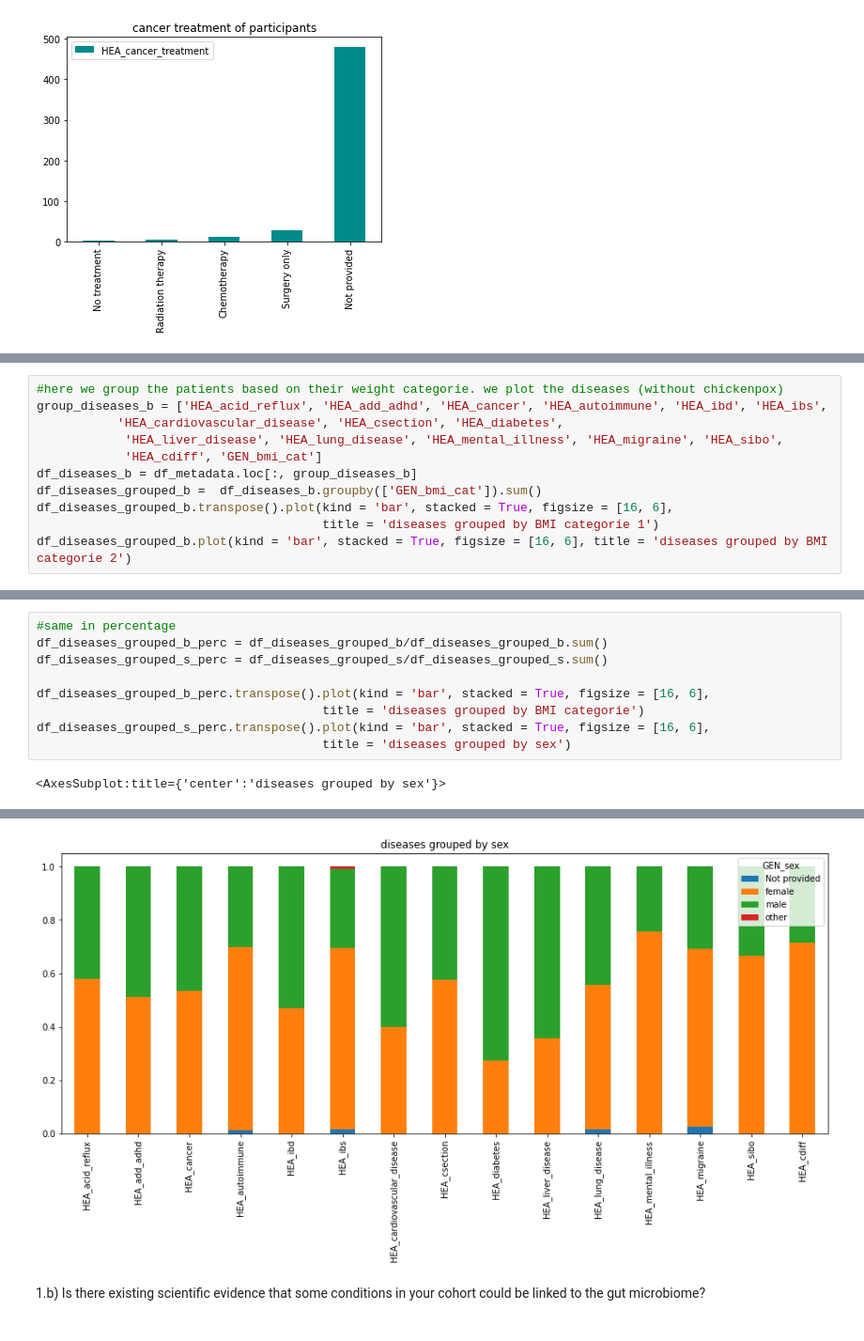
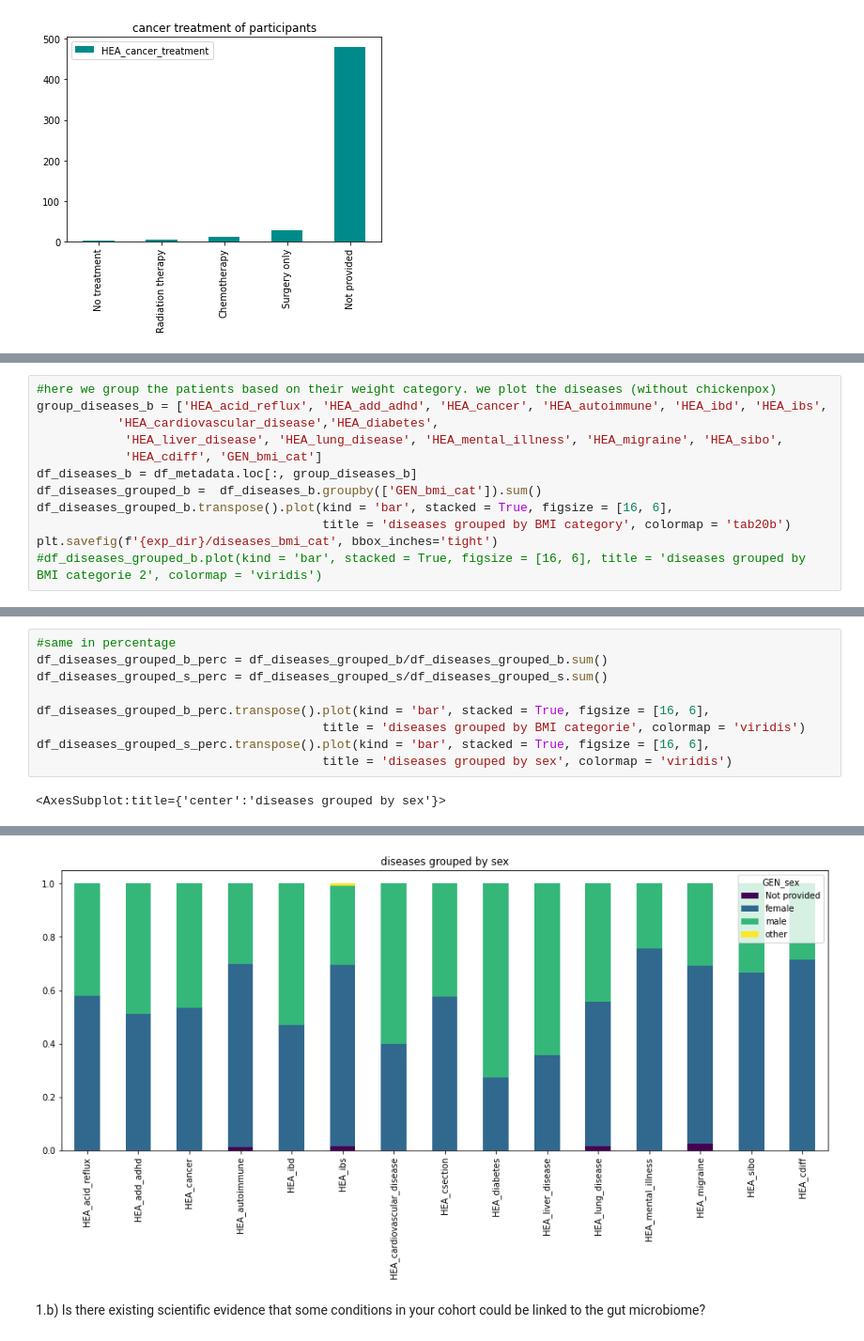
Before and after one commit to annawet/Poop-Power, a Jupyter notebook: ExploringMetadata.ipynb, the cells around one changed output, grey strips where cells are left out. Shown at 94% size. Drawn from its saved outputs; the diff is of its cells as text.

```diff
--- a/ExploringMetadata.ipynb
+++ b/ExploringMetadata.ipynb
@@ -174,12 +198,13 @@ df_diseases_grouped_s.plot(kind = 'bar', stacked = True, figsize = [16, 6], titl
 # %%
-#here we group the patients based on their weight categorie. we plot the diseases (without chickenpox)
+#here we group the patients based on their weight category. we plot the diseases (without chickenpox)
 group_diseases_b = ['HEA_acid_reflux', 'HEA_add_adhd', 'HEA_cancer', 'HEA_autoimmune', 'HEA_ibd', 'HEA_ibs',
-           'HEA_cardiovascular_disease', 'HEA_csection', 'HEA_diabetes',
+           'HEA_cardiovascular_disease','HEA_diabetes',
             'HEA_liver_disease', 'HEA_lung_disease', 'HEA_mental_illness', 'HEA_migraine', 'HEA_sibo',
             'HEA_cdiff', 'GEN_bmi_cat']
 df_diseases_b = df_metadata.loc[:, group_diseases_b]
 df_diseases_grouped_b =  df_diseases_b.groupby(['GEN_bmi_cat']).sum()
 df_diseases_grouped_b.transpose().plot(kind = 'bar', stacked = True, figsize = [16, 6],
-                                       title = 'diseases grouped by BMI categorie 1')
-df_diseases_grouped_b.plot(kind = 'bar', stacked = True, figsize = [16, 6], title = 'diseases grouped by BMI categorie 2')
+                                       title = 'diseases grouped by BMI category', colormap = 'tab20b')
+plt.savefig(f'{exp_dir}/diseases_bmi_cat', bbox_inches='tight')
+#df_diseases_grouped_b.plot(kind = 'bar', stacked = True, figsize = [16, 6], title = 'diseases grouped by BMI categorie 2', colormap = 'viridis')
 # %% [output]
@@ -192,8 +215,8 @@ df_diseases_grouped_b_perc = df_diseases_grouped_b/df_diseases_grouped_b.sum()
 df_diseases_grouped_s_perc = df_diseases_grouped_s/df_diseases_grouped_s.sum()
 
 df_diseases_grouped_b_perc.transpose().plot(kind = 'bar', stacked = True, figsize = [16, 6],
-                                       title = 'diseases grouped by BMI categorie')
+                                       title = 'diseases grouped by BMI categorie', colormap = 'viridis')
 df_diseases_grouped_s_perc.transpose().plot(kind = 'bar', stacked = True, figsize = [16, 6],
-                                       title = 'diseases grouped by sex')
+                                       title = 'diseases grouped by sex', colormap = 'viridis')
 # %% [output]
 <AxesSubplot:title={'center':'diseases grouped by sex'}>
@@ -201,4 +224,4 @@ df_diseases_grouped_s_perc.transpose().plot(kind = 'bar', stacked = True, figsiz
-[figure, old version]
+[figure, new version]
 # %% [markdown]
 1.b) Is there existing scientific evidence that some conditions in your cohort could be linked to the gut
 microbiome?
```
Also changed, not shown: parts of 9 cells of this notebook, 7 other files.
